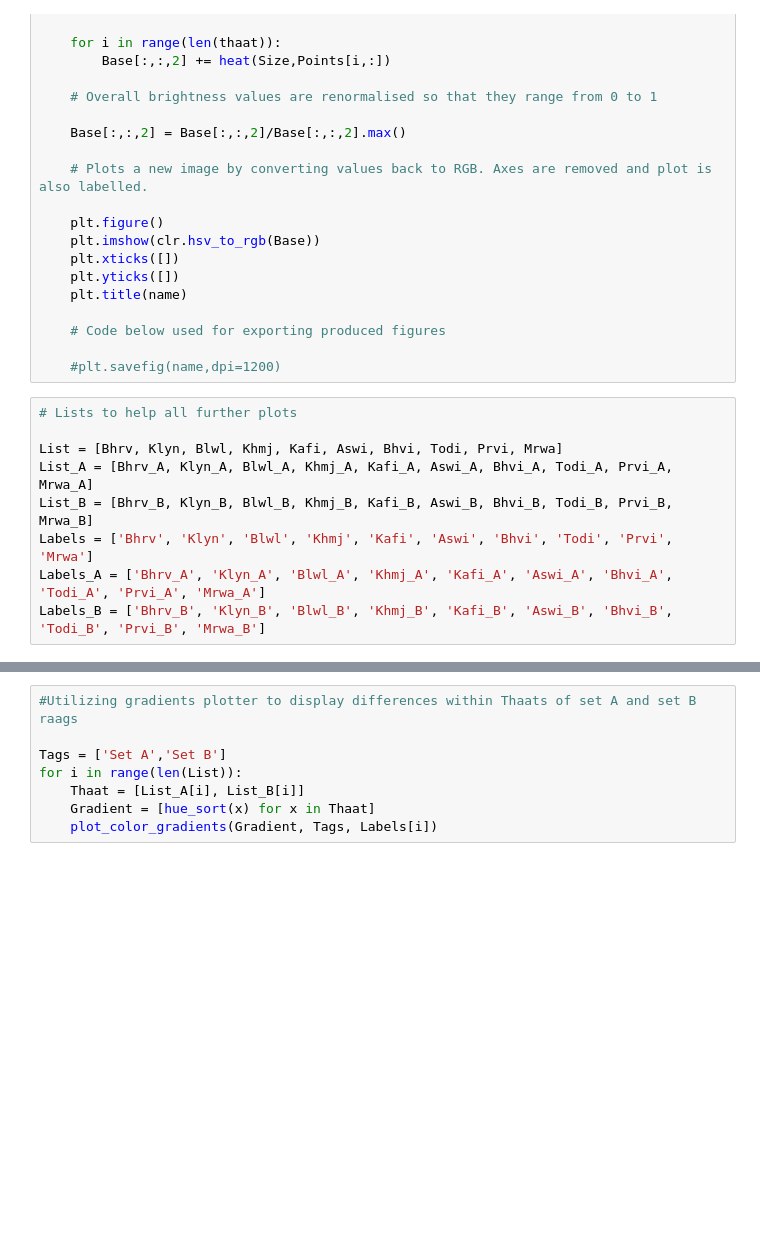
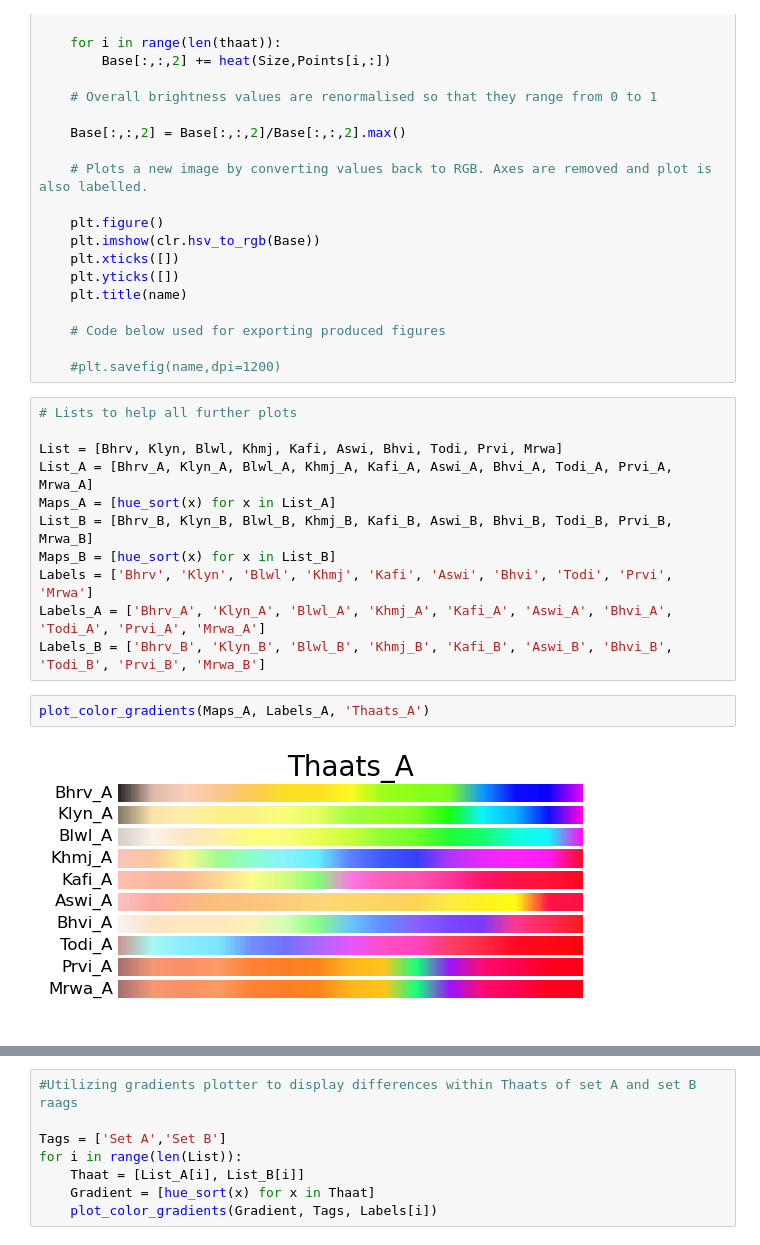
Before and after one commit to Sanket-Dutta/Thaat-Colour, a Jupyter notebook: Colour.ipynb, the cells around one changed output, grey strips where cells are left out. Drawn from its saved outputs; the diff is of its cells as text; blank space fills up the shorter version.

```diff
--- a/Colour.ipynb
+++ b/Colour.ipynb
@@ -210,7 +210,13 @@ def plotter(Size,thaat,name):
 
 List = [Bhrv, Klyn, Blwl, Khmj, Kafi, Aswi, Bhvi, Todi, Prvi, Mrwa]
 List_A = [Bhrv_A, Klyn_A, Blwl_A, Khmj_A, Kafi_A, Aswi_A, Bhvi_A, Todi_A, Prvi_A, Mrwa_A]
+Maps_A = [hue_sort(x) for x in List_A]
 List_B = [Bhrv_B, Klyn_B, Blwl_B, Khmj_B, Kafi_B, Aswi_B, Bhvi_B, Todi_B, Prvi_B, Mrwa_B]
+Maps_B = [hue_sort(x) for x in List_B]
 Labels = ['Bhrv', 'Klyn', 'Blwl', 'Khmj', 'Kafi', 'Aswi', 'Bhvi', 'Todi', 'Prvi', 'Mrwa']
 Labels_A = ['Bhrv_A', 'Klyn_A', 'Blwl_A', 'Khmj_A', 'Kafi_A', 'Aswi_A', 'Bhvi_A', 'Todi_A', 'Prvi_A', 'Mrwa_A']
 Labels_B = ['Bhrv_B', 'Klyn_B', 'Blwl_B', 'Khmj_B', 'Kafi_B', 'Aswi_B', 'Bhvi_B', 'Todi_B', 'Prvi_B', 'Mrwa_B']
+# %%
+plot_color_gradients(Maps_A, Labels_A, 'Thaats_A')
+# %% [output]
+[figure, added]
```
Also changed, not shown: parts of 2 cells of this notebook.
